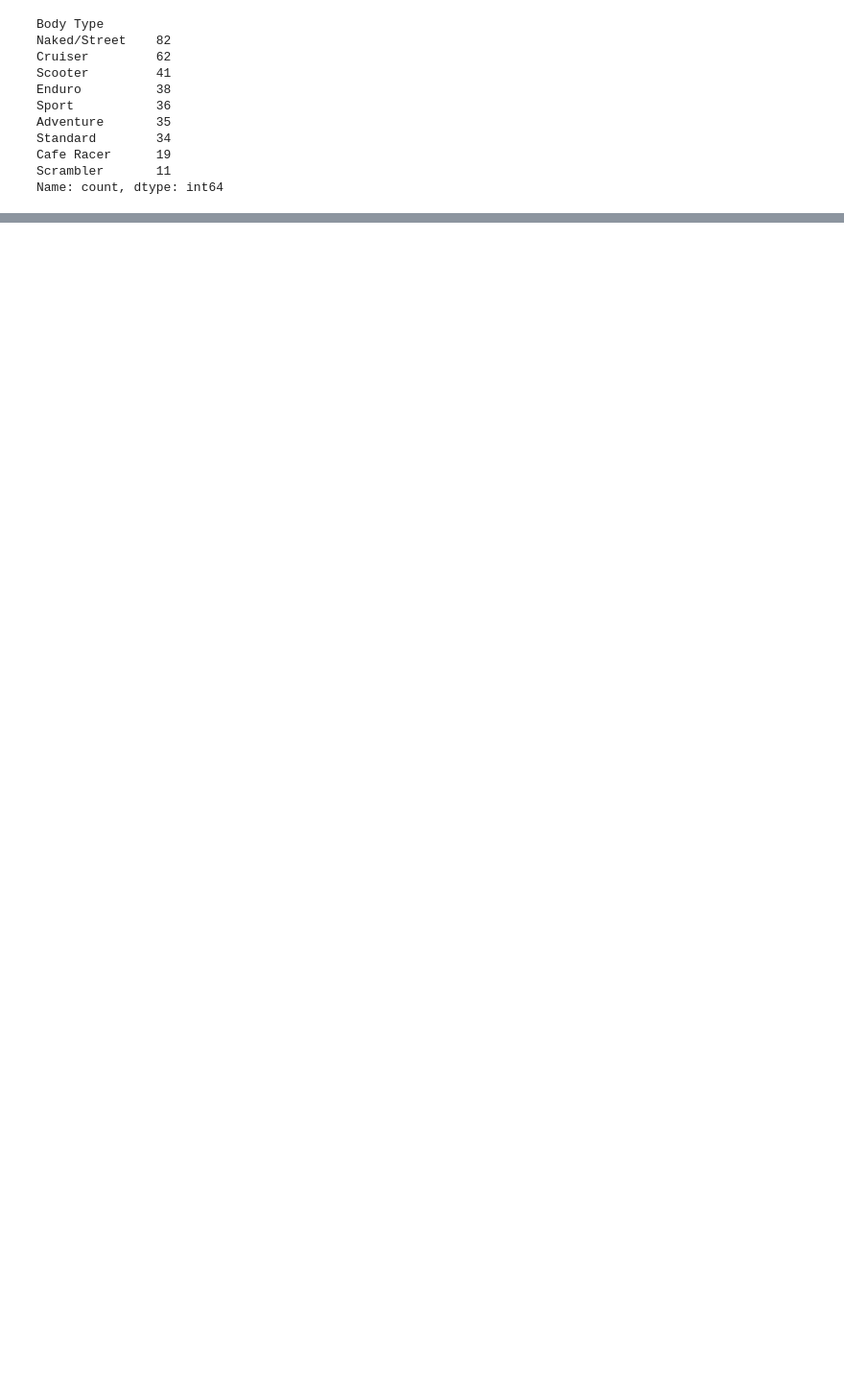
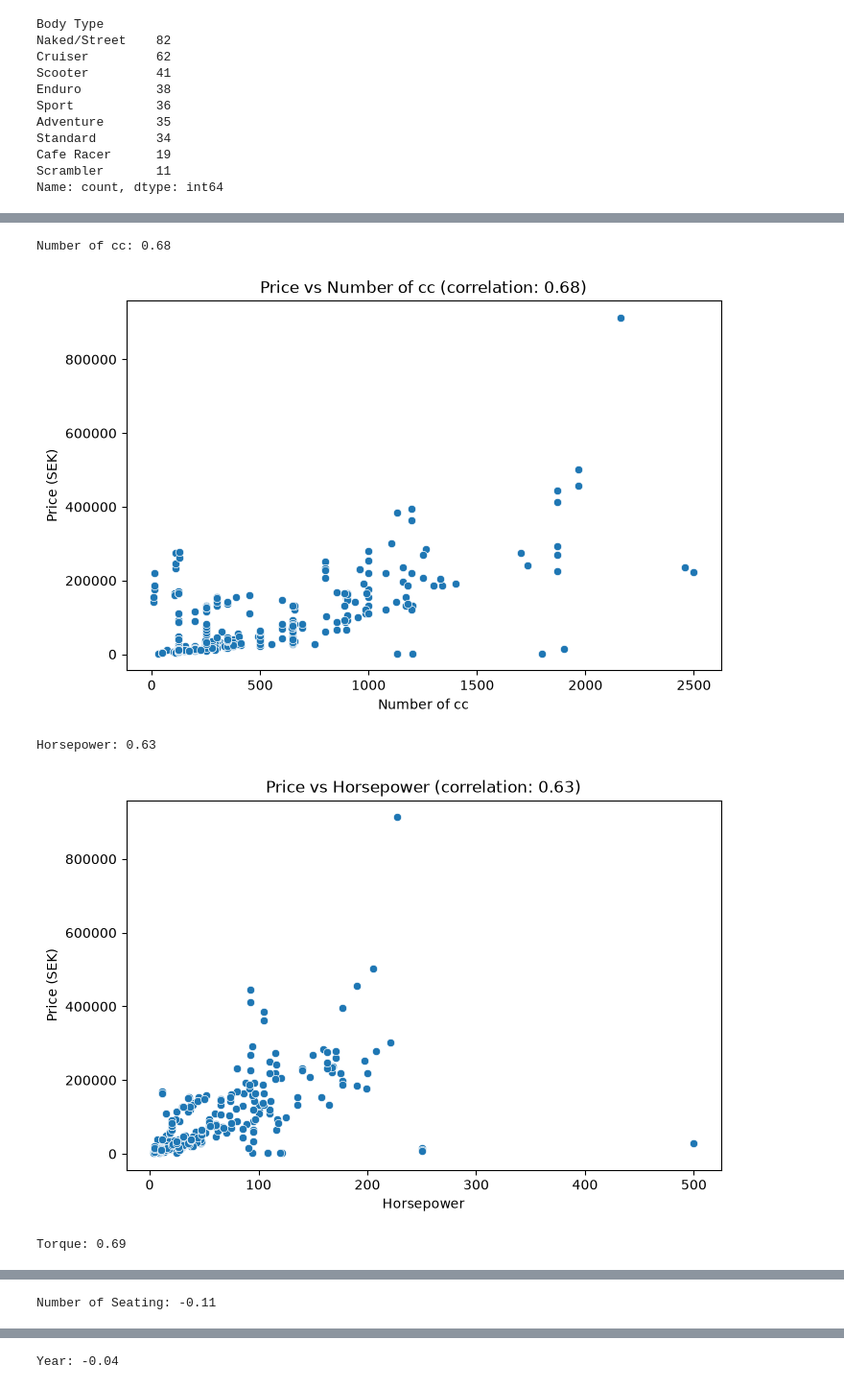
Before and after one commit to Piexgear/mc_match, a Jupyter notebook: EDA.ipynb, the cells around one changed output, grey strips where cells are left out. Shown at 96% size. Cells and saved outputs as stored; diff of their text form; code cells hidden in the pictures; blank space fills up the shorter version.

```diff
--- a/EDA.ipynb
+++ b/EDA.ipynb
@@ -152,0 +230,18 @@ The pricings was also in a differant value that we converted to -> kr
+# %%
+for feature in numeric_features:
+    correlation = df[feature].corr(df["Price (SEK)"])
+
+    print(f"{feature}: {correlation:.2f}")
+
+    plt.figure(figsize=(8, 5))
+    sns.scatterplot(data=df, x=feature, y="Price (SEK)")
+    plt.title(f"Price vs {feature} (correlation: {correlation:.2f})")
+    plt.xlabel(feature)
+    plt.ylabel("Price (SEK)")
+    plt.show()
+# %% [output]
+Number of cc: 0.68
+[figure, added]
+Horsepower: 0.63
+[figure, added]
+Torque: 0.69
@@ -152,0 +249 @@ The pricings was also in a differant value that we converted to -> kr
+Number of Seating: -0.11
@@ -152,0 +251 @@ The pricings was also in a differant value that we converted to -> kr
+Year: -0.04
```
Also changed, not shown: parts of 30 cells of this notebook, 1 other file.
